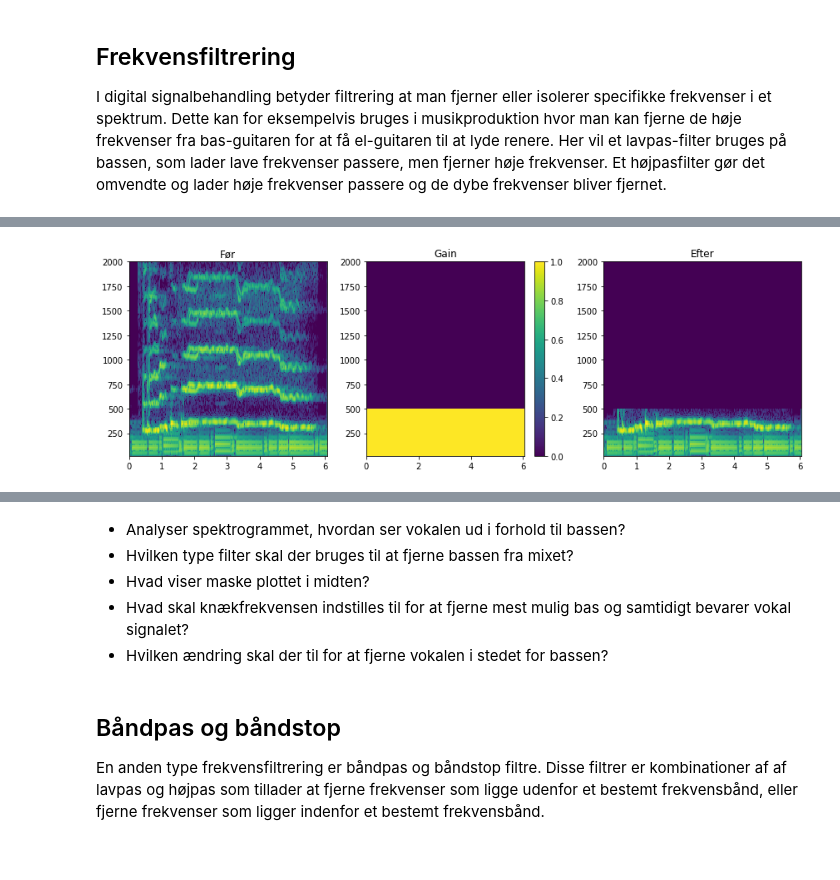
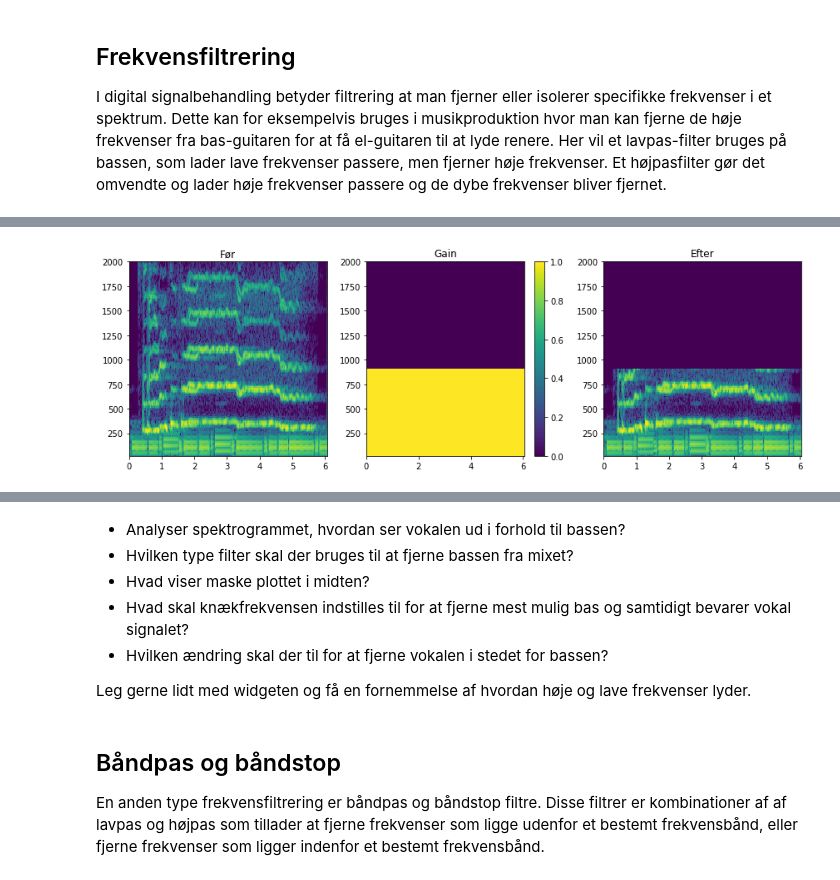
Before and after one commit to niels-overby/SRP-noisereduction, a Jupyter notebook: SRP_Filtering.ipynb, the cells around one changed output, grey strips where cells are left out. Drawn from its saved outputs; the diff is of its cells as text; code cells hidden in the pictures.

```diff
--- a/SRP_Filtering.ipynb
+++ b/SRP_Filtering.ipynb
@@ -73,7 +75,7 @@ stft = spectrum.STFT(fs=fs,nperseg=4096,nfft=2)
 X = stft.transform(x1)
 
 ftype = 'lowpass' #@param ['lowpass','highpass']
-fcutoff = 500 #@param {type:"slider", min:0, max:1500, step:1}
+fcutoff = 905 #@param {type:"slider", min:0, max:1500, step:1}
 
 mask = np.ones_like(X)
 f_idx = np.argmin(stft.f < int(fcutoff))
@@ -84,34 +86,34 @@ elif ftype == 'lowpass':
   mask[:,f_idx::,:] = 0
 
 Y = mask * X
 
 plt.figure(figsize=(12,4))
 plt.subplot(131)
 plt.pcolormesh(stft.t,stft.f,20*np.log10(np.abs(X[0])),vmin=0,vmax=65)
 plt.ylim([20,2000])
 plt.title("Før")
 
 plt.subplot(132)
 plt.pcolormesh(stft.t,stft.f,np.real(mask[0]))
 plt.ylim([20,2000])
 plt.colorbar()
 plt.title("Gain")
 
 
 plt.subplot(133)
 plt.pcolormesh(stft.t,stft.f,20*np.log10(np.abs(Y[0]+1e-99)),vmin=0,vmax=65)
 plt.ylim([20,2000])
 plt.title("Efter")
 
 plt.tight_layout()
 plt.show()
 
 Enable_audio = True #@param {type:"boolean"}
 if Enable_audio:
   y = stft.transform(Y,inv=True)
   display(utils.play(y,fs))
 # %% [output]
-[figure, old version]
+[figure, new version]
 [interactive output not drawn]
 # %% [markdown]
 
@@ -120,6 +122,8 @@ if Enable_audio:
 * Hvad viser maske plottet i midten?
 * Hvad skal knækfrekvensen indstilles til for at fjerne mest mulig bas og samtidigt bevarer vokal signalet?
 * Hvilken ændring skal der til for at fjerne vokalen i stedet for bassen?
+
+Leg gerne lidt med widgeten og få en fornemmelse af hvordan høje og lave frekvenser lyder.
 # %% [markdown]
 ## Båndpas og båndstop
 
```
Also changed, not shown: parts of 2 cells of this notebook.
